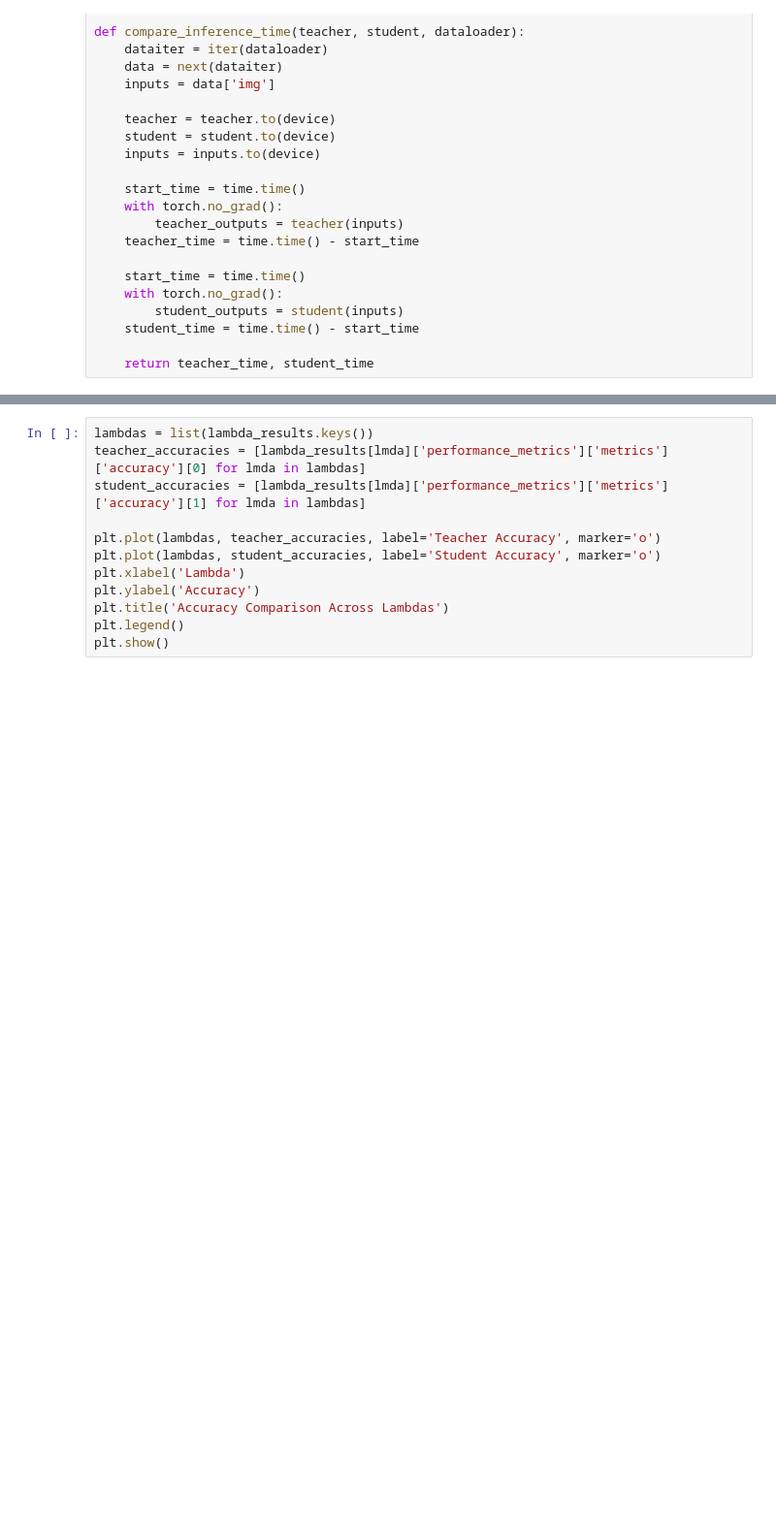
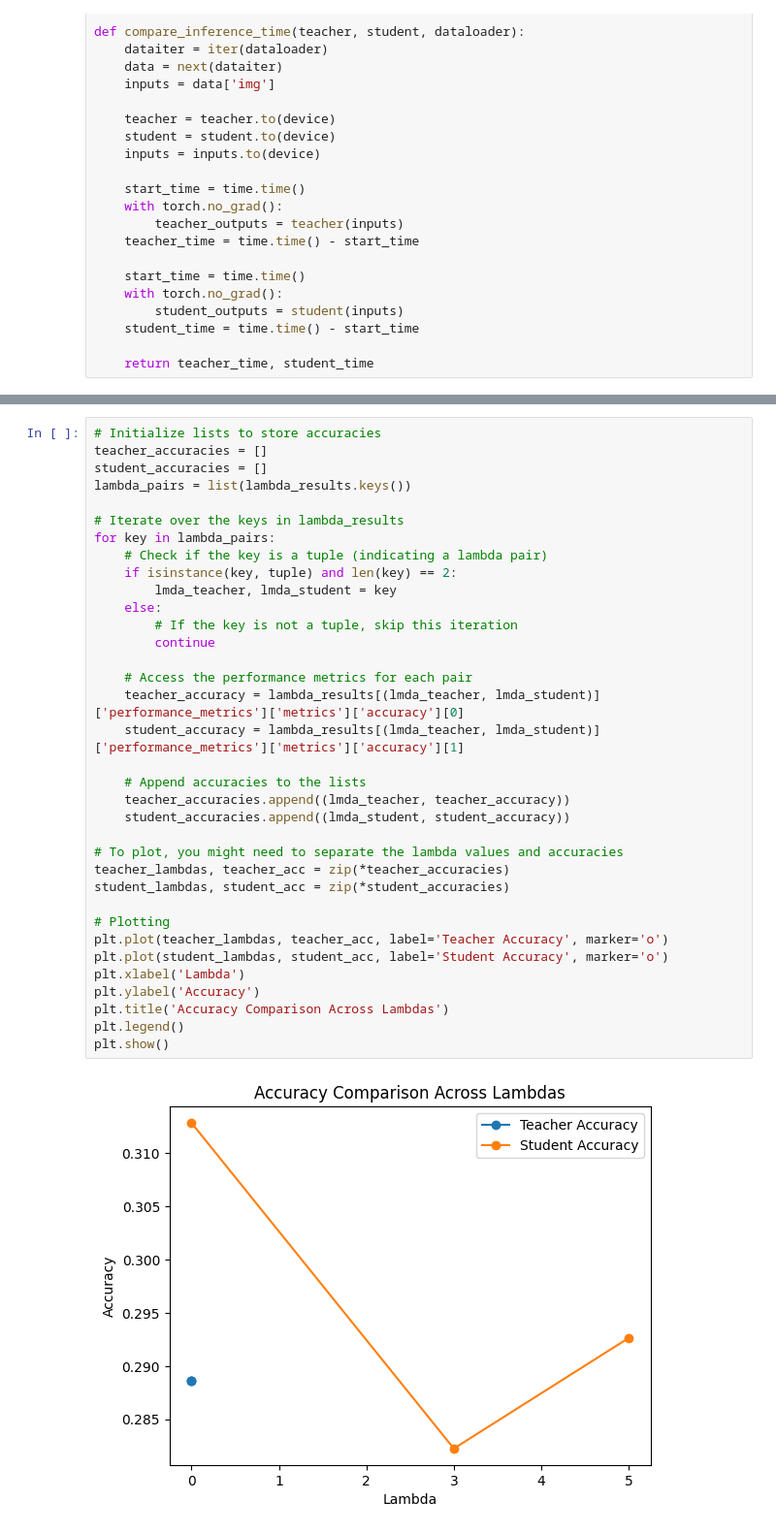
Before and after one commit to kdhutton/W210-Capstone, a Jupyter notebook: notebooks/adversarial_learning_wider_adam_landon_efficientnet_final-KH.ipynb, the cells around one changed output, grey strips where cells are left out. Shown at 97% size. Drawn from its saved outputs; the diff is of its cells as text; blank space fills up the shorter version.

```diff
--- a/notebooks/adversarial_learning_wider_adam_landon_efficientnet_final-KH.ipynb
+++ b/notebooks/adversarial_learning_wider_adam_landon_efficientnet_final-KH.ipynb
@@ -1169,13 +1257,38 @@ for lmda in lmda_list_student:
 # %%
-lambdas = list(lambda_results.keys())
-teacher_accuracies = [lambda_results[lmda]['performance_metrics']['metrics']['accuracy'][0] for lmda in lambdas]
-student_accuracies = [lambda_results[lmda]['performance_metrics']['metrics']['accuracy'][1] for lmda in lambdas]
+# Initialize lists to store accuracies
+teacher_accuracies = []
+student_accuracies = []
+lambda_pairs = list(lambda_results.keys())
 
-plt.plot(lambdas, teacher_accuracies, label='Teacher Accuracy', marker='o')
-plt.plot(lambdas, student_accuracies, label='Student Accuracy', marker='o')
+# Iterate over the keys in lambda_results
+for key in lambda_pairs:
+    # Check if the key is a tuple (indicating a lambda pair)
+    if isinstance(key, tuple) and len(key) == 2:
+        lmda_teacher, lmda_student = key
+    else:
+        # If the key is not a tuple, skip this iteration
+        continue
+
+    # Access the performance metrics for each pair
+    teacher_accuracy = lambda_results[(lmda_teacher, lmda_student)]['performance_metrics']['metrics']['accuracy'][0]
+    student_accuracy = lambda_results[(lmda_teacher, lmda_student)]['performance_metrics']['metrics']['accuracy'][1]
+
+    # Append accuracies to the lists
+    teacher_accuracies.append((lmda_teacher, teacher_accuracy))
+    student_accuracies.append((lmda_student, student_accuracy))
+
+# To plot, you might need to separate the lambda values and accuracies
+teacher_lambdas, teacher_acc = zip(*teacher_accuracies)
+student_lambdas, student_acc = zip(*student_accuracies)
+
+# Plotting
+plt.plot(teacher_lambdas, teacher_acc, label='Teacher Accuracy', marker='o')
+plt.plot(student_lambdas, student_acc, label='Student Accuracy', marker='o')
 plt.xlabel('Lambda')
 plt.ylabel('Accuracy')
 plt.title('Accuracy Comparison Across Lambdas')
 plt.legend()
 plt.show()
+# %% [output]
+[figure, added]
 # %%
```
Also changed, not shown: parts of 20 cells of this notebook.
